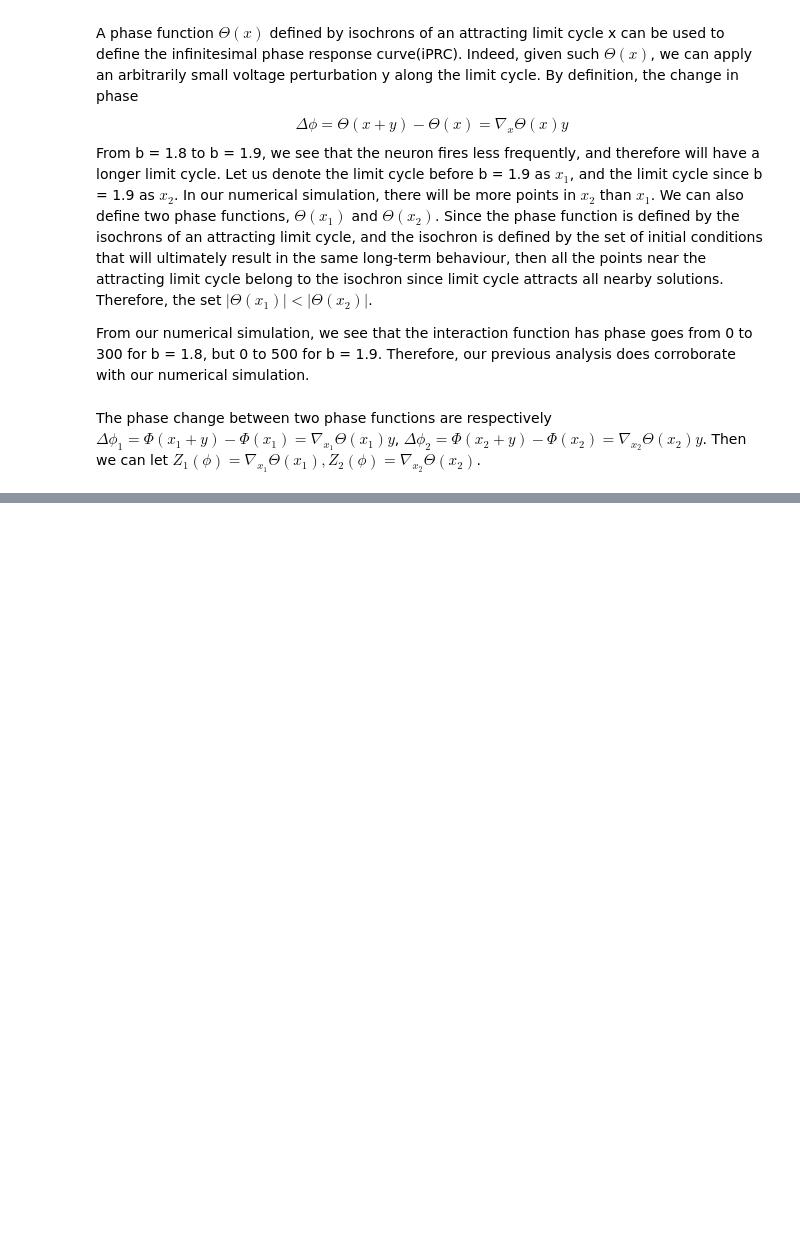
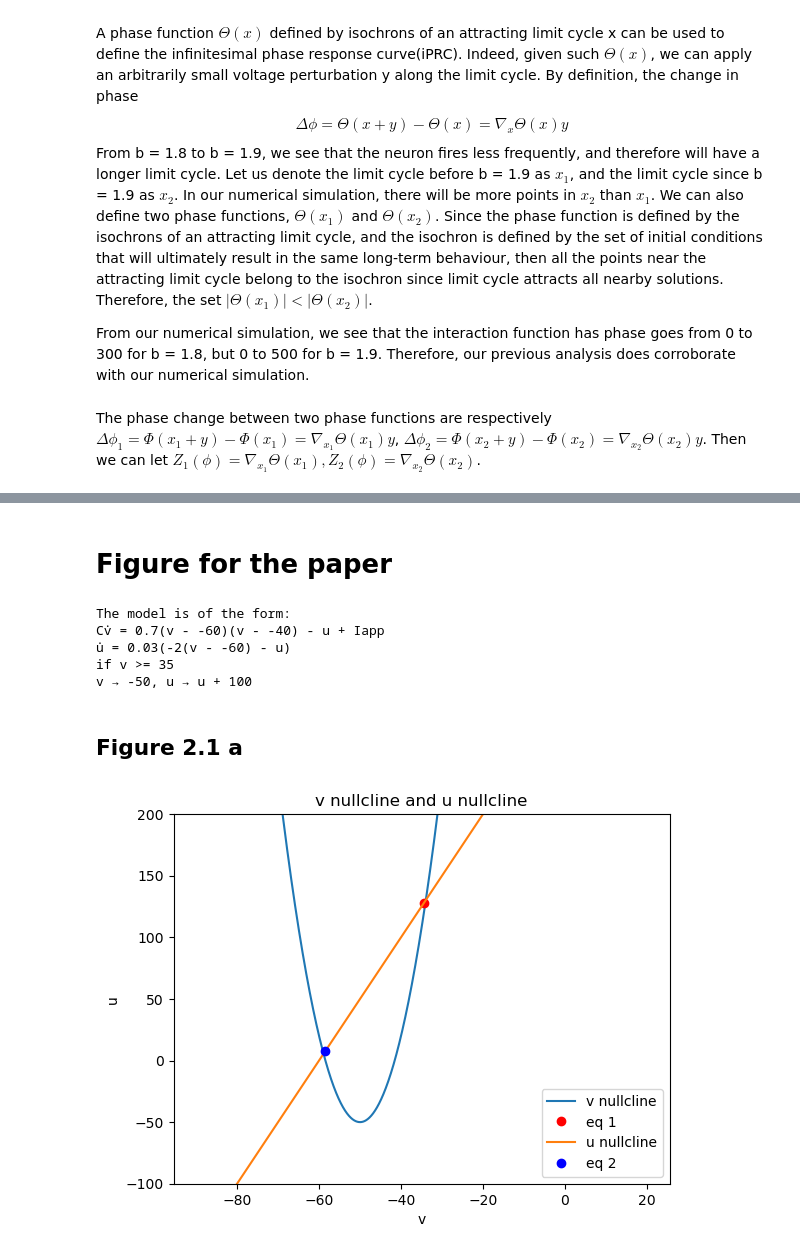
Before and after one commit to III-Derek/USRA-2024, a Jupyter notebook: phase_model.ipynb, the cells around one changed output, grey strips where cells are left out. Cells and saved outputs as stored; diff of their text form; code cells hidden in the pictures; blank space fills up the shorter version.

```diff
--- a/phase_model.ipynb
+++ b/phase_model.ipynb
@@ -1097,3 +1045,42 @@ fig.savefig('Example of stable limit cycle from voltage')
 # plt.plot(stable_lc['time'], stable_lc['voltage'], 'bo', markersize = 3)
 # plt.plot(stable_lc['time'], interp_voltage, 'ro', markersize = 0.5)
 # print(np.linalg.norm(stable_lc['voltage'] - interp_voltage))
+# %% [markdown]
+# Figure for the paper
+# %%
+simple_model = izhikevich_model()
+IC = np.array([simple_model.vr, 0])
+simple_model.model_info()
+# %% [output]
+The model is of the form:
+Cv̇ = 0.7(v - -60)(v - -40) - u + Iapp
+u̇ = 0.03(-2(v - -60) - u)
+if v >= 35
+v → -50, u → u + 100
+# %% [markdown]
+## Figure 2.1 a
+# %%
+I = 20
+v = np.linspace(-90, 20, 10000)
+v_null = I + k*(v - vr)*(v - vt)
+u_null = b*(v-vr)
+v_eq1 = (k*vt + k*vr + b + np.sqrt((vr-vt)**2 * k**2 + (-2*vr*b+2*b*vt-4*I)*k + b))/(2*k)
+u_eq1 = b*(v_eq1 - vr)
+v_eq2 = (k*vt + k*vr + b - np.sqrt((vr-vt)**2 * k**2 + (-2*vr*b+2*b*vt-4*I)*k + b))/(2*k)
+u_eq2 = b*(v_eq2 - vr)
+
+fig = plt.figure()
+plt.plot(v, v_null, label = 'v nullcline')
+plt.plot(v_eq1, u_eq1, 'ro', label = 'eq 1')
+plt.plot(v, u_null, label = 'u nullcline')
+plt.plot(v_eq2, u_eq2, 'bo', label = 'eq 2')
+plt.title('v nullcline and u nullcline')
+plt.ylim(-100, 200)
+plt.xlabel('v')
+plt.ylabel('u')
+plt.legend(loc="lower right")
+plt.show()
+fig.savefig(fname='/Users/chengxinye/Documents/USRA Spring 2024/Figures_for_paper/Nullclines.pdf', format="pdf", bbox_inches="tight")
+plt.close()
+# %% [output]
+[figure, added]
```
Also changed, not shown: parts of 13 cells of this notebook.
